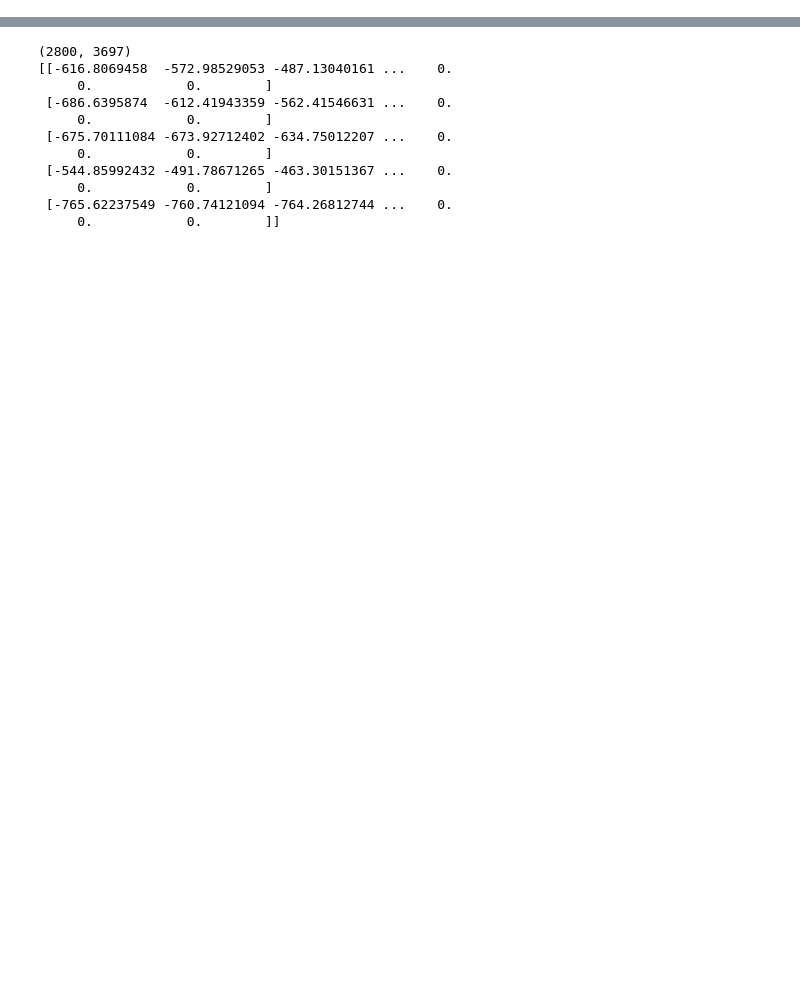
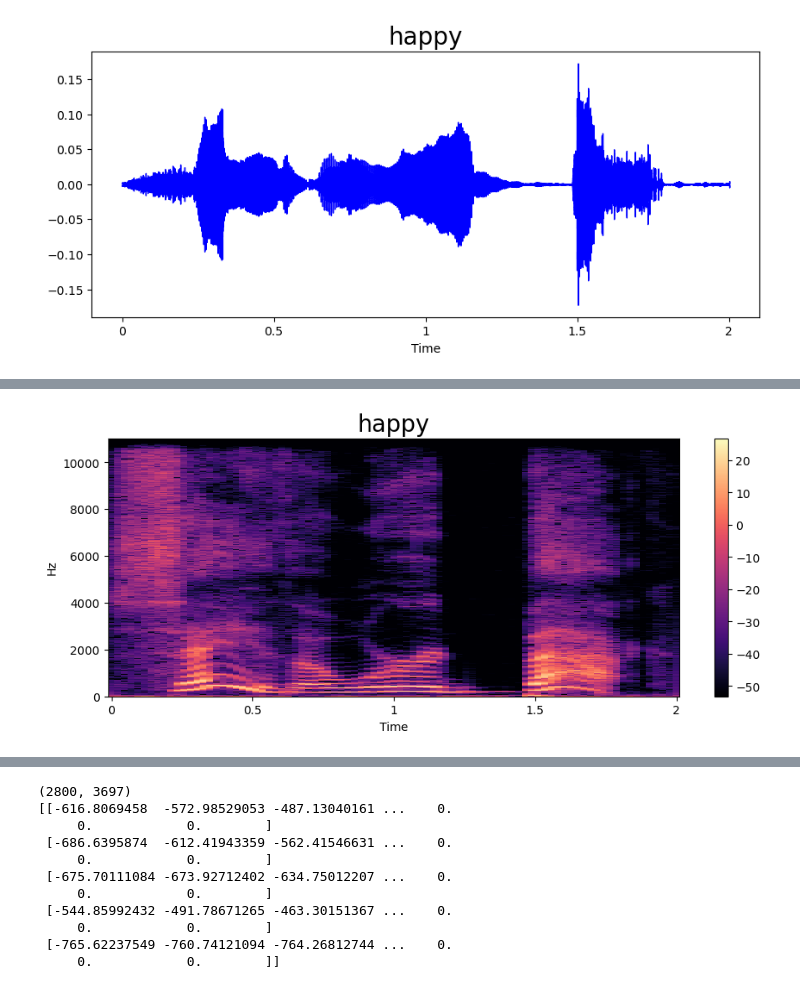
Before and after one commit to nyaberimauti/Speech-Recognition-Project, a Jupyter notebook: index.ipynb, the cells around one changed output, grey strips where cells are left out. Saved outputs shown, nothing was run; the diff lists cells and outputs as text; code cells hidden in the pictures; blank space fills up the shorter version.

```diff
--- a/index.ipynb
+++ b/index.ipynb
@@ -46,0 +171,11 @@ emotion_df_wav.head(10)
+# %%
+emotion = 'happy'
+row = emotion_df_wav[emotion_df_wav['Emotion'] == emotion].iloc[0]
+
+data, sampling_rate = librosa.load(row['File Path'])
+
+waveplot(data, sampling_rate, emotion)
+spectrogram(data, sampling_rate, emotion)
+Audio(data, rate=sampling_rate)
+# %% [output]
+[figure, added]
@@ -46,0 +183 @@ emotion_df_wav.head(10)
+[figure, added]
```
Also changed, not shown: parts of 21 cells of this notebook.
